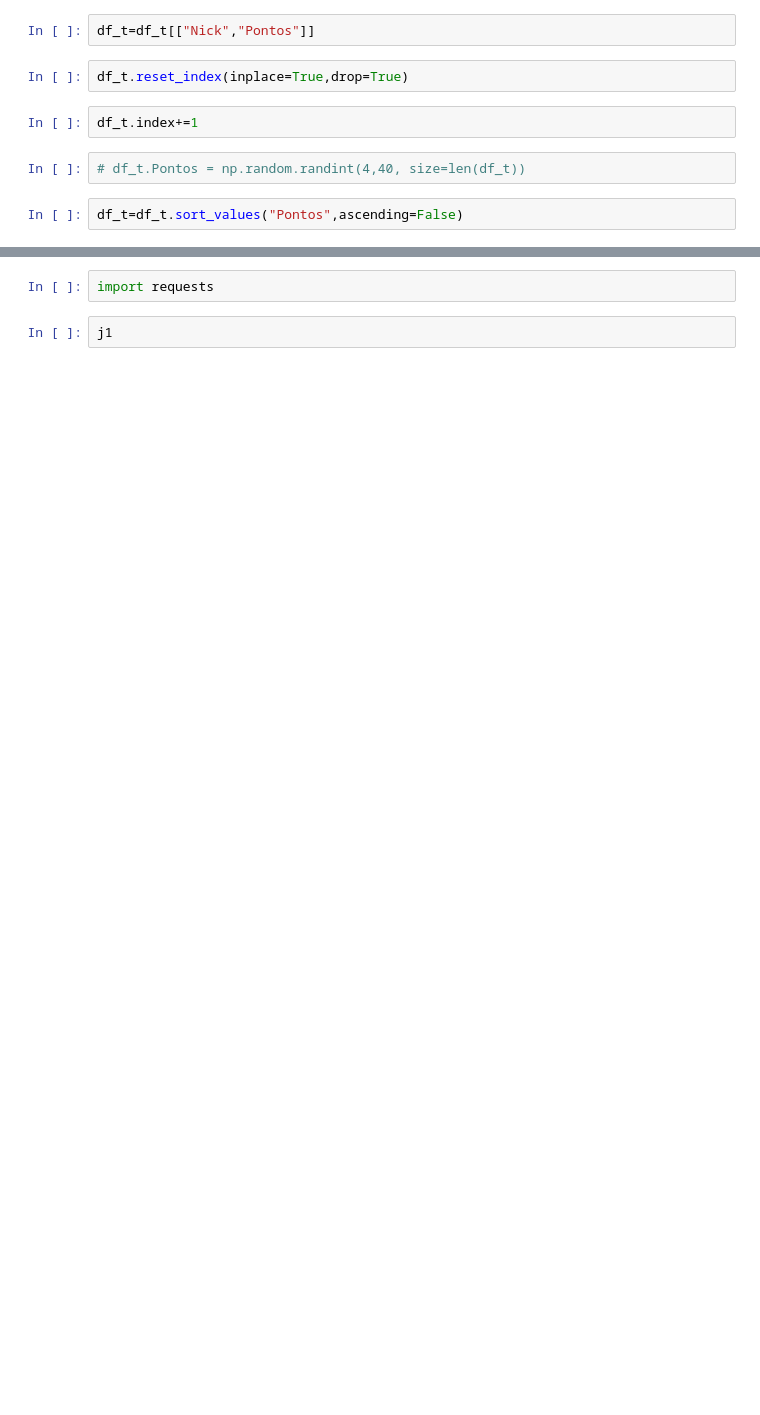
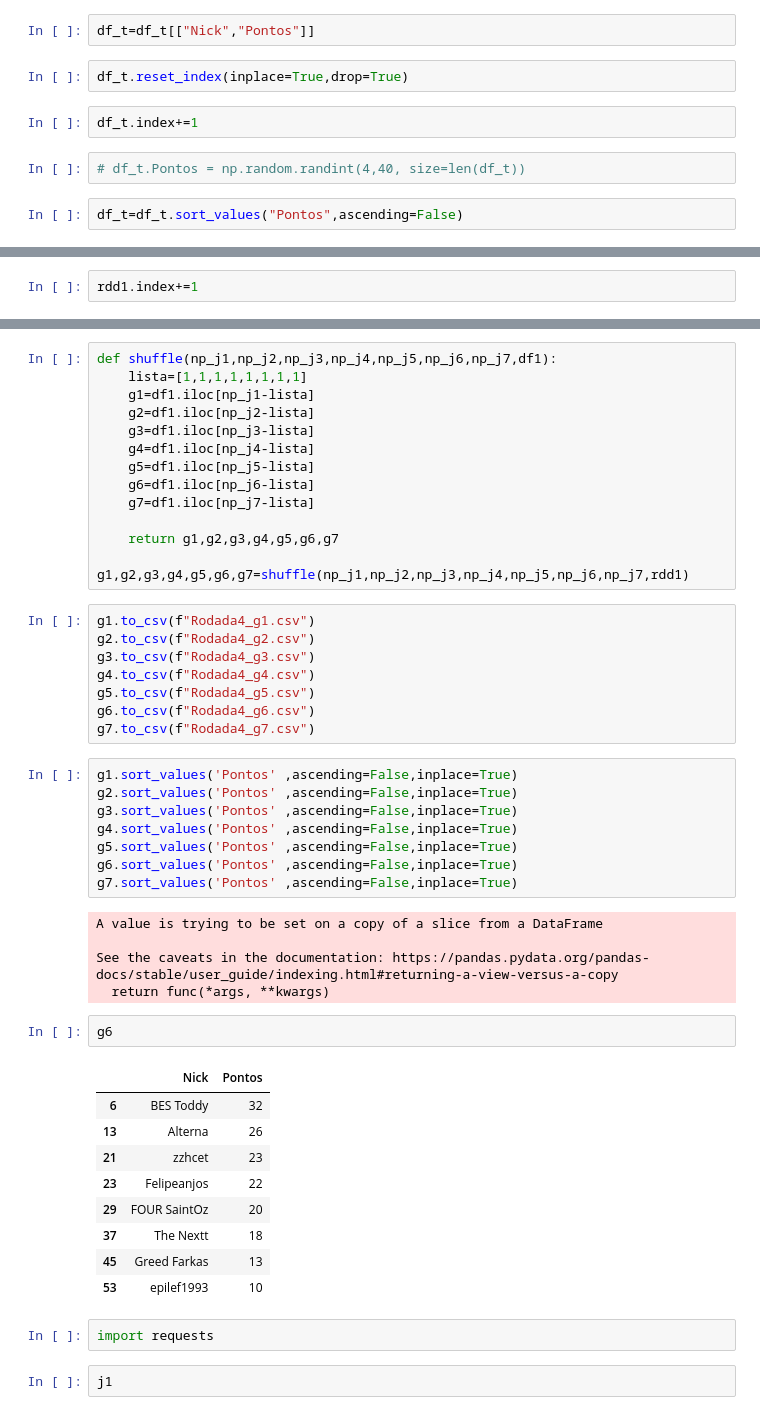
Before and after one commit to arthurslins/tft_liga_dos_leoes, a Jupyter notebook: teste2.ipynb, the cells around one changed output, grey strips where cells are left out. Cells and saved outputs as stored; diff of their text form; blank space fills up the shorter version.

```diff
--- a/teste2.ipynb
+++ b/teste2.ipynb
@@ -206,0 +214,2 @@ j1,j2,j3,j4
+# %%
+rdd1.index+=1
@@ -207,3 +277,50 @@ j1,j2,j3,j4
+# %%
+def shuffle(np_j1,np_j2,np_j3,np_j4,np_j5,np_j6,np_j7,df1):
+    lista=[1,1,1,1,1,1,1,1]
+    g1=df1.iloc[np_j1-lista]
+    g2=df1.iloc[np_j2-lista]
+    g3=df1.iloc[np_j3-lista]
+    g4=df1.iloc[np_j4-lista]
+    g5=df1.iloc[np_j5-lista]
+    g6=df1.iloc[np_j6-lista]
+    g7=df1.iloc[np_j7-lista]
+
+    return g1,g2,g3,g4,g5,g6,g7
+
+g1,g2,g3,g4,g5,g6,g7=shuffle(np_j1,np_j2,np_j3,np_j4,np_j5,np_j6,np_j7,rdd1)
+# %%
+g1.to_csv(f"Rodada4_g1.csv")
+g2.to_csv(f"Rodada4_g2.csv")
+g3.to_csv(f"Rodada4_g3.csv")
+g4.to_csv(f"Rodada4_g4.csv")
+g5.to_csv(f"Rodada4_g5.csv")
+g6.to_csv(f"Rodada4_g6.csv")
+g7.to_csv(f"Rodada4_g7.csv")
+# %%
+g1.sort_values('Pontos' ,ascending=False,inplace=True)
+g2.sort_values('Pontos' ,ascending=False,inplace=True)
+g3.sort_values('Pontos' ,ascending=False,inplace=True)
+g4.sort_values('Pontos' ,ascending=False,inplace=True)
+g5.sort_values('Pontos' ,ascending=False,inplace=True)
+g6.sort_values('Pontos' ,ascending=False,inplace=True)
+g7.sort_values('Pontos' ,ascending=False,inplace=True)
+# %% [output]
+A value is trying to be set on a copy of a slice from a DataFrame
+
+See the caveats in the documentation: https://pandas.pydata.org/pandas-docs/stable/user_guide/indexing.html#returning-a-view-versus-a-copy
+  return func(*args, **kwargs)
+# %%
+g6
+# %% [output]
+|  | Nick | Pontos |
+| 6 | BES Toddy | 32 |
+| 13 | Alterna | 26 |
+| 21 | zzhcet | 23 |
+| 23 | Felipeanjos | 22 |
+| 29 | FOUR SaintOz | 20 |
+| 37 | The Nextt | 18 |
+| 45 | Greed Farkas | 13 |
+| 53 | epilef1993 | 10 |
 # %%
 import requests
 # %%
```
Also changed, not shown: parts of 50 cells of this notebook, 8 other files.
